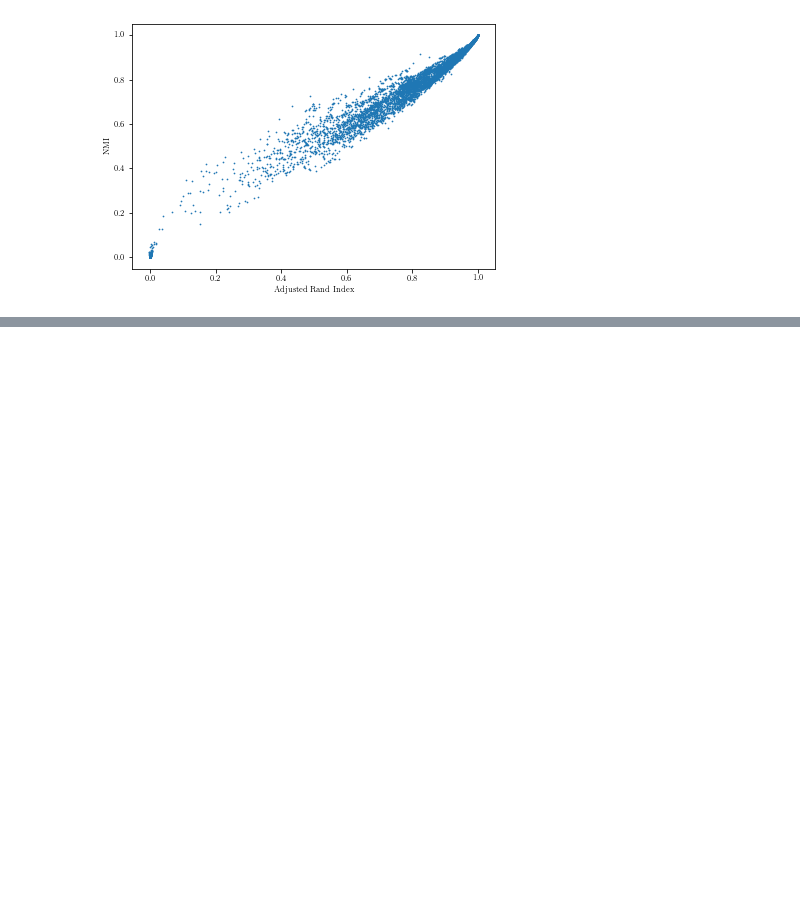
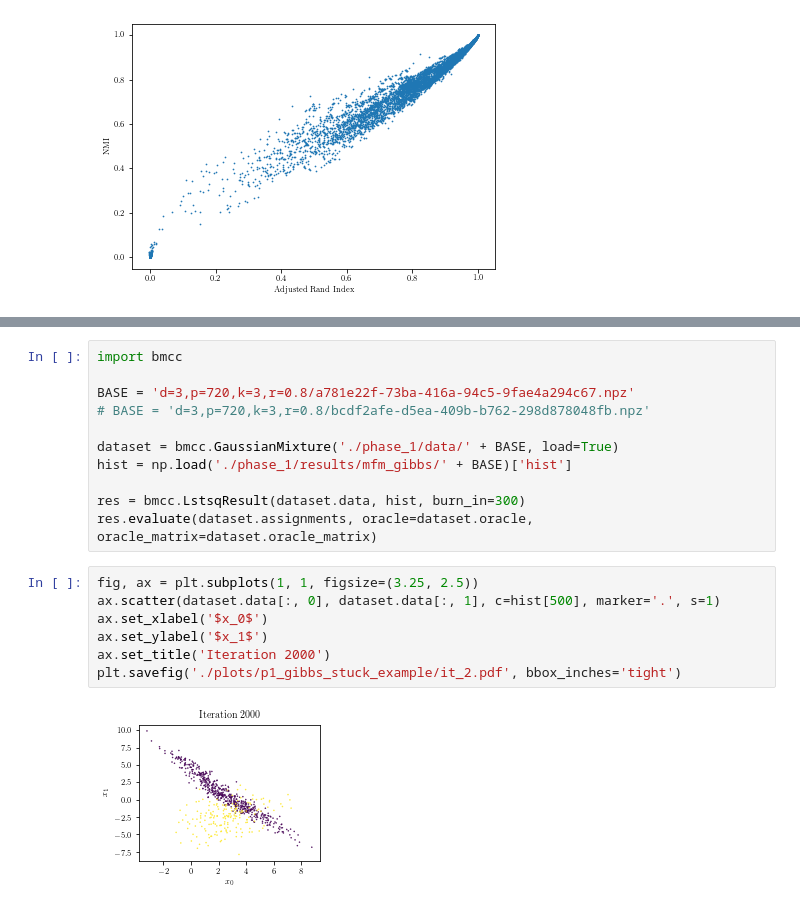
Before and after one commit to thetianshuhuang/bmcc_sim, a Jupyter notebook: misc.ipynb, the cells around one changed output, grey strips where cells are left out. Drawn from its saved outputs; the diff is of its cells as text; blank space fills up the shorter version.

```diff
--- a/misc.ipynb
+++ b/misc.ipynb
@@ -77,0 +79,20 @@ plt.savefig('./plots/failures_bar.pdf', bbox_inches='tight')
+# %%
+import bmcc
+
+BASE = 'd=3,p=720,k=3,r=0.8/a781e22f-73ba-416a-94c5-9fae4a294c67.npz'
+# BASE = 'd=3,p=720,k=3,r=0.8/bcdf2afe-d5ea-409b-b762-298d878048fb.npz'
+
+dataset = bmcc.GaussianMixture('./phase_1/data/' + BASE, load=True)
+hist = np.load('./phase_1/results/mfm_gibbs/' + BASE)['hist']
+
+res = bmcc.LstsqResult(dataset.data, hist, burn_in=300)
+res.evaluate(dataset.assignments, oracle=dataset.oracle, oracle_matrix=dataset.oracle_matrix)
+# %%
+fig, ax = plt.subplots(1, 1, figsize=(3.25, 2.5))
+ax.scatter(dataset.data[:, 0], dataset.data[:, 1], c=hist[500], marker='.', s=1)
+ax.set_xlabel('$x_0$')
+ax.set_ylabel('$x_1$')
+ax.set_title('Iteration 2000')
+plt.savefig('./plots/p1_gibbs_stuck_example/it_2.pdf', bbox_inches='tight')
+# %% [output]
+[figure, added]
```
Also changed, not shown: parts of 12 cells of this notebook, 2 other files.
